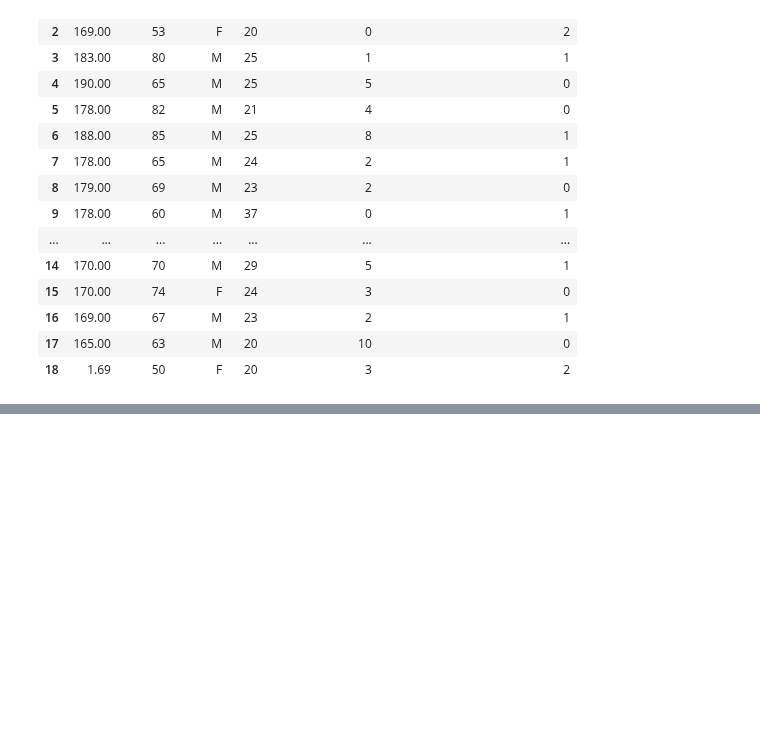
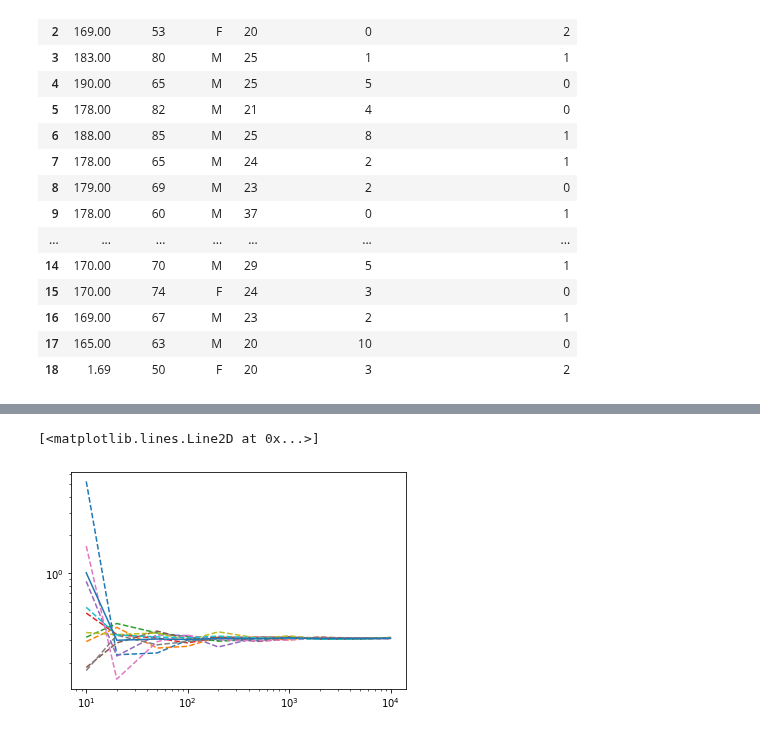
Before and after one commit to olethrosdc/machine-learning-neuch, a Jupyter notebook: BSc/src/Pipelines/Pipelines.ipynb, the cells around one changed output, grey strips where cells are left out. Drawn from its saved outputs; the diff is of its cells as text; code cells hidden in the pictures; blank space fills up the shorter version.

```diff
--- a/BSc/src/Pipelines/Pipelines.ipynb
+++ b/BSc/src/Pipelines/Pipelines.ipynb
@@ -84,0 +146,14 @@ Pipeline(steps=[('preprocessor',
+# %%
+def my_pipeline(data):
+    # get data
+    X = data.copy().drop(["Weight"], axis=1)
+    y = data["Weight"].copy()
+
+    X_train, X_test, y_train, y_test = train_test_split(X, y, test_size=0.33)
+
+    # construct data processing pipeline
+    clf = LinearRegression()
+    clf.fit(X_train, y_train)
+    y_pred = clf.predict(X_test)
+    mse = np.mean((y_pred - y_test)**2)
+    return mse, clf.coef_
@@ -84,0 +189,7 @@ Pipeline(steps=[('preprocessor',
+# %%
+# As we can see from this plot, we need at least 100 measurements
+plt.loglog(data_sizes, c_height.transpose(), '--')
+plt.loglog(data_sizes, np.mean(c_height, axis=0))
+# %% [output]
+[<matplotlib.lines.Line2D at 0x...>]
+[figure, added]
```
Also changed, not shown: parts of 15 cells of this notebook, 2 other files.
